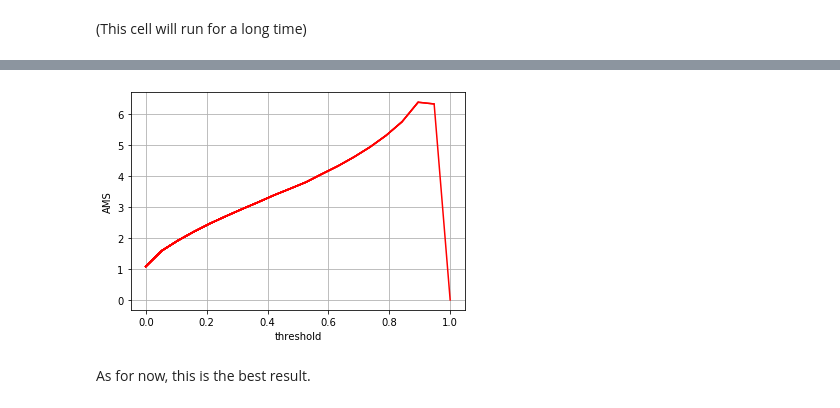
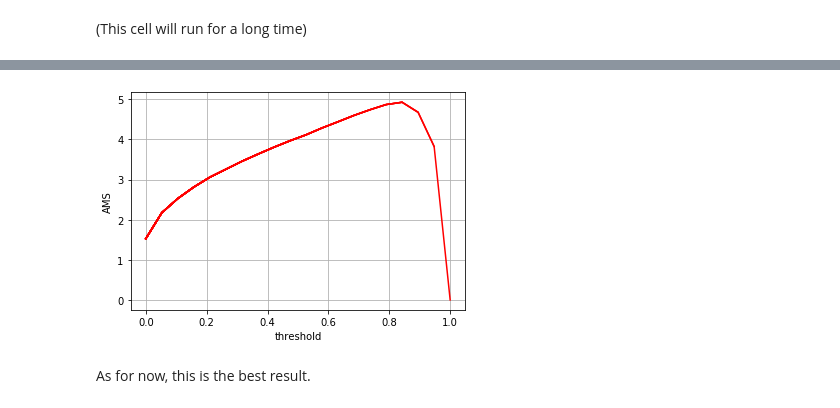
Before and after one commit to lkk7/higgs-project, a Jupyter notebook: main.ipynb, the cells around one changed output, grey strips where cells are left out. Cells and saved outputs as stored; diff of their text form; code cells hidden in the pictures.

```diff
--- a/main.ipynb
+++ b/main.ipynb
@@ -180,4 +169,4 @@ XGBClassifier(base_score=0.5, booster=None, colsample_bylevel=1,
-# %%
-plot_estimated_ams(model)
-# %% [output]
-[figure, removed]
+# %%
+plot_estimated_ams(xgb_grid_search.best_estimator_)
+# %% [output]
+[figure, added]
```
Also changed, not shown: parts of 14 cells of this notebook, 3 other files.
